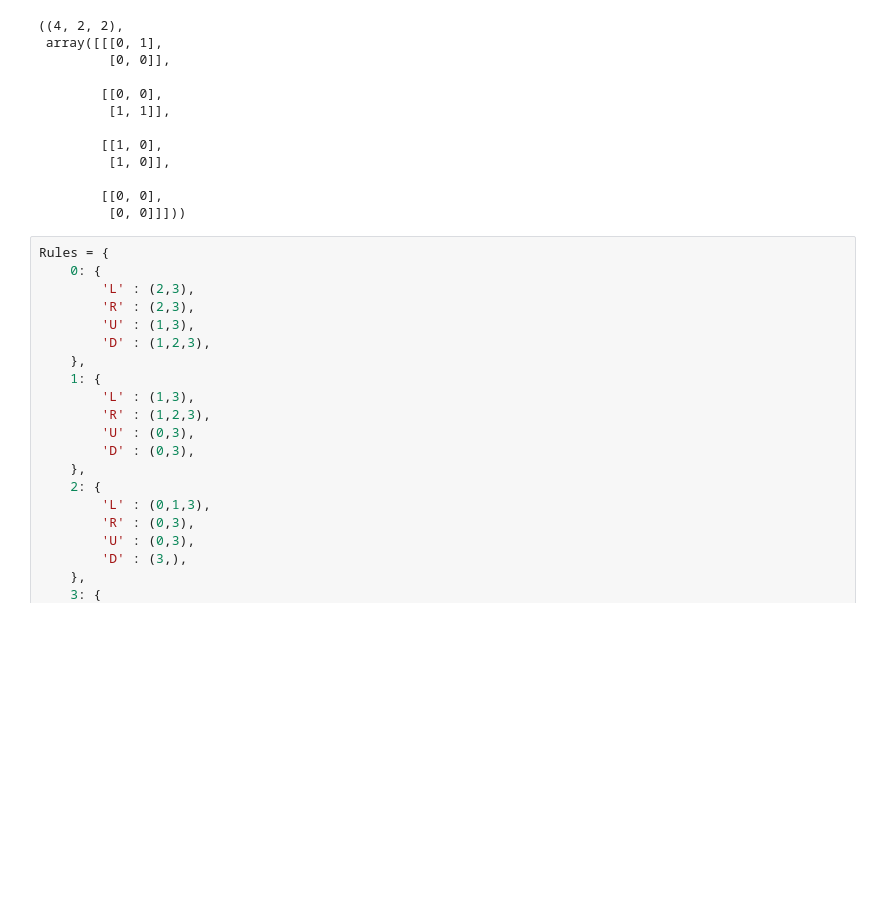
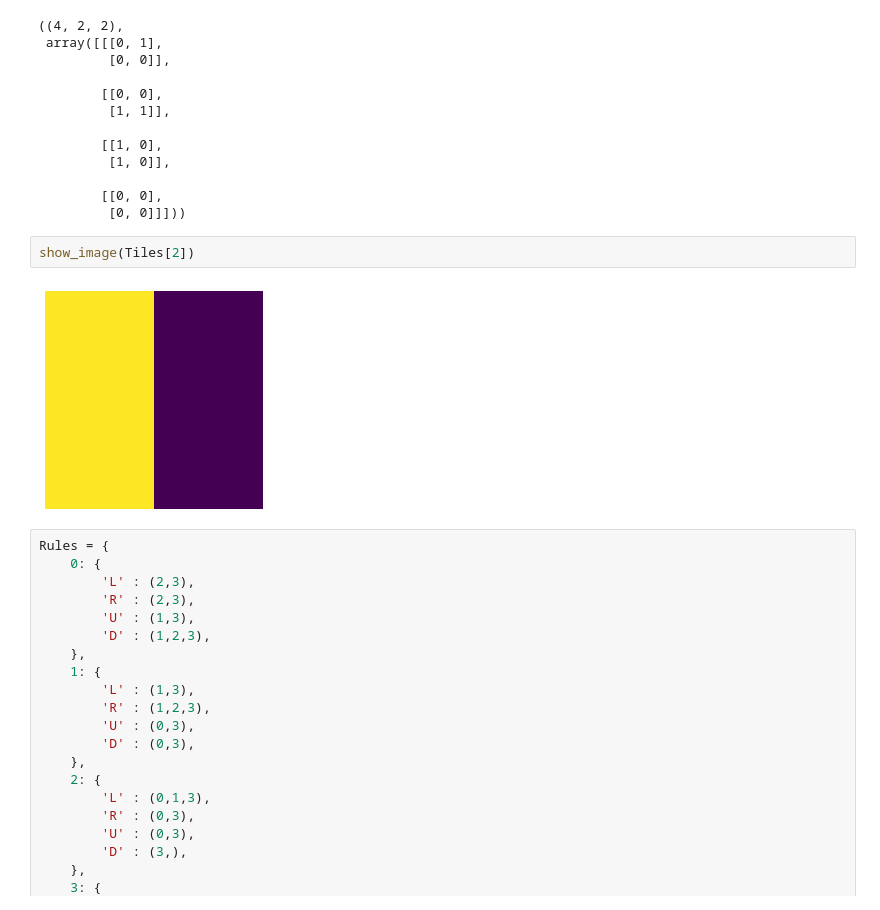
Before and after one commit to flpeters/TextureSynthesis, a Jupyter notebook: 00_Main.ipynb, the cells around one changed output. Cells and saved outputs as stored; diff of their text form; blank space fills up the shorter version.

```diff
--- a/00_Main.ipynb
+++ b/00_Main.ipynb
@@ -560,6 +547,10 @@ TilesMatrix = np.array(Tiles); TilesMatrix.shape, TilesMatrix
 
         [[0, 0],
          [0, 0]]]))
+# %%
+show_image(Tiles[2])
+# %% [output]
+[figure, added]
 # %%
 Rules = {
     0: {
```
Also changed, not shown: parts of 171 cells of this notebook.
